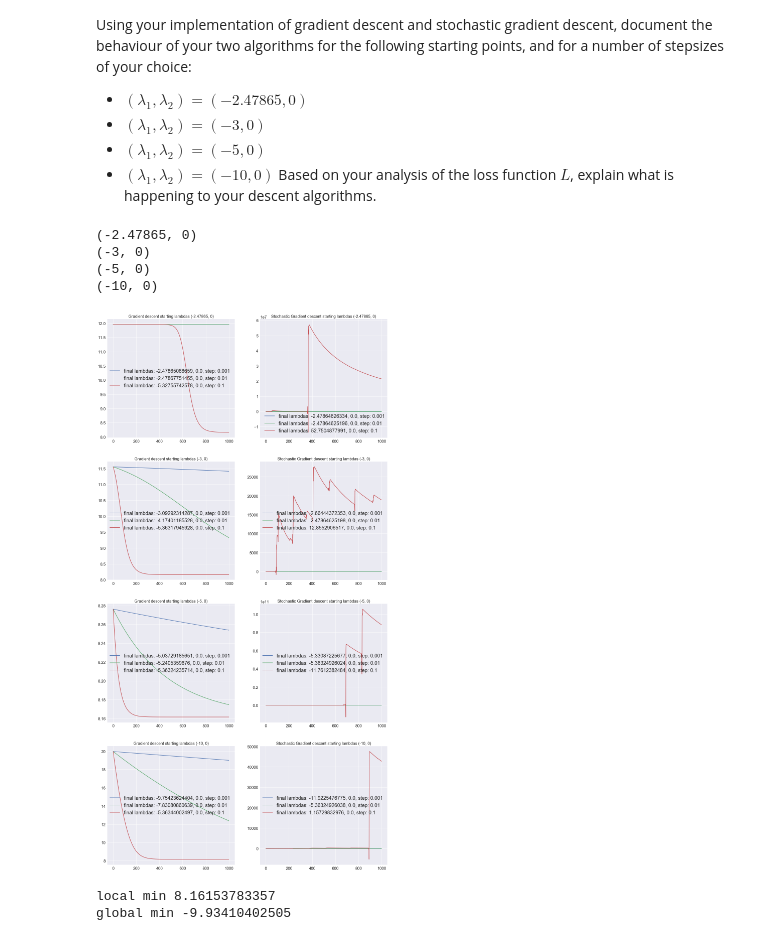
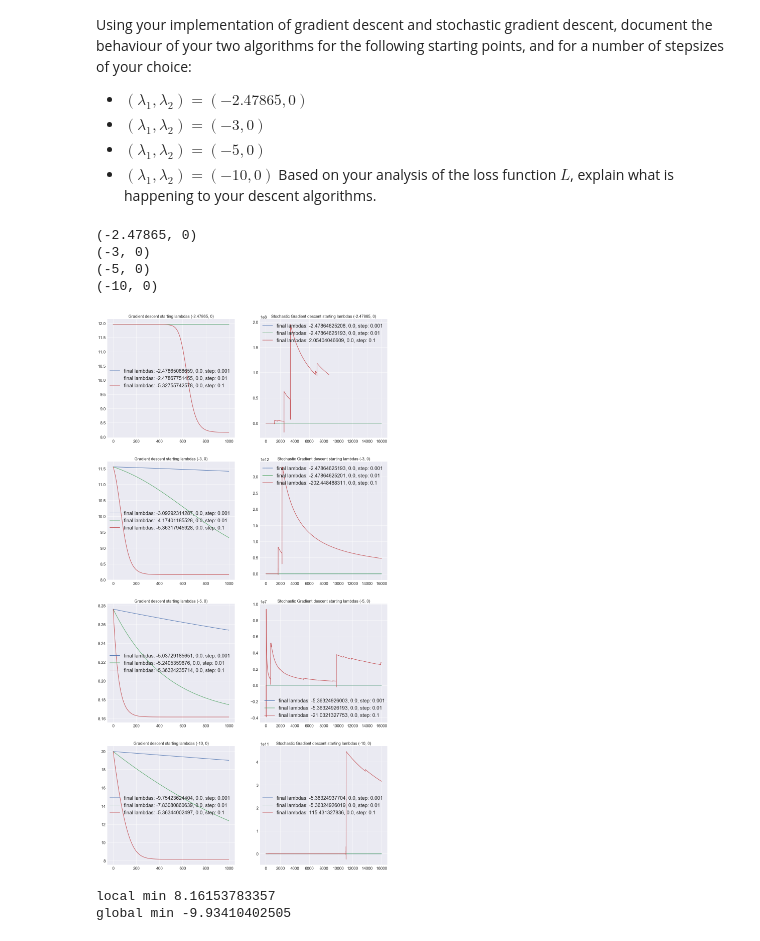
Before and after one commit to nikhilaravi/am207, a Jupyter notebook: AM207_HW4.ipynb, the cells around one changed output. Cells and saved outputs as stored; diff of their text form; code cells hidden in the pictures.

```diff
--- a/AM207_HW4.ipynb
+++ b/AM207_HW4.ipynb
@@ -253,35 +253,35 @@ i=1
 plt.figure(figsize=(20, 40))
 for lmd in lambdas:
     print(lmd)
     plt.subplot('42'+str(i))
     for step in steps:
         history, costs, counter, lmd_gd, update_times = gradient_descent(X, Y,
                                                                          lmd,
                                                                          stopping_condition=stopping_condition_precision_gd,
                                                                          step=step,
                                                                          maxsteps=1000)
         plt.plot(range(len(costs)), costs, label='final lambdas: '+str(lmd_gd[0]) + ", " + str(lmd_gd[1]) + ', step: ' + str(step))
     plt.title('Gradient descent starting lambdas ' + str(lmd))
     plt.legend(loc="best", fontsize=20)
     i+=1
     plt.subplot('42'+str(i))
     for step in steps:
         history_sgd, counter_sgd, epoch_sgd, history_costs_sgd, lmd_sgd, update_times_sgd = sgd(X, Y,
                                                                                 lmd,
                                                                                 stopping_condition=stopping_condition_precision_sgd,
                                                                                 step=step,
-                                                                                maxsteps=1000,
+                                                                                maxsteps=16000,
                                                                                 cost=True)
         plt.plot(range(len(history_costs_sgd)), history_costs_sgd, label='final lambdas: '+str(lmd_sgd[0]) + ", " + str(lmd_sgd[1]) + ', step: ' + str(step))
     plt.title('Stochastic Gradient descent starting lambdas ' + str(lmd))
     plt.legend(loc="best", fontsize=20)
     i+=1
 # %% [output]
 (-2.47865, 0)
 (-3, 0)
 (-5, 0)
 (-10, 0)
-[figure, old version]
+[figure, new version]
 # %%
 print('local min', f(X,Y, -5.36, 0)) # average loss
 print('global min', f(X,Y, l1, l2)) # average loss
```
Also changed, not shown: parts of 6 cells of this notebook, 13 other files.
